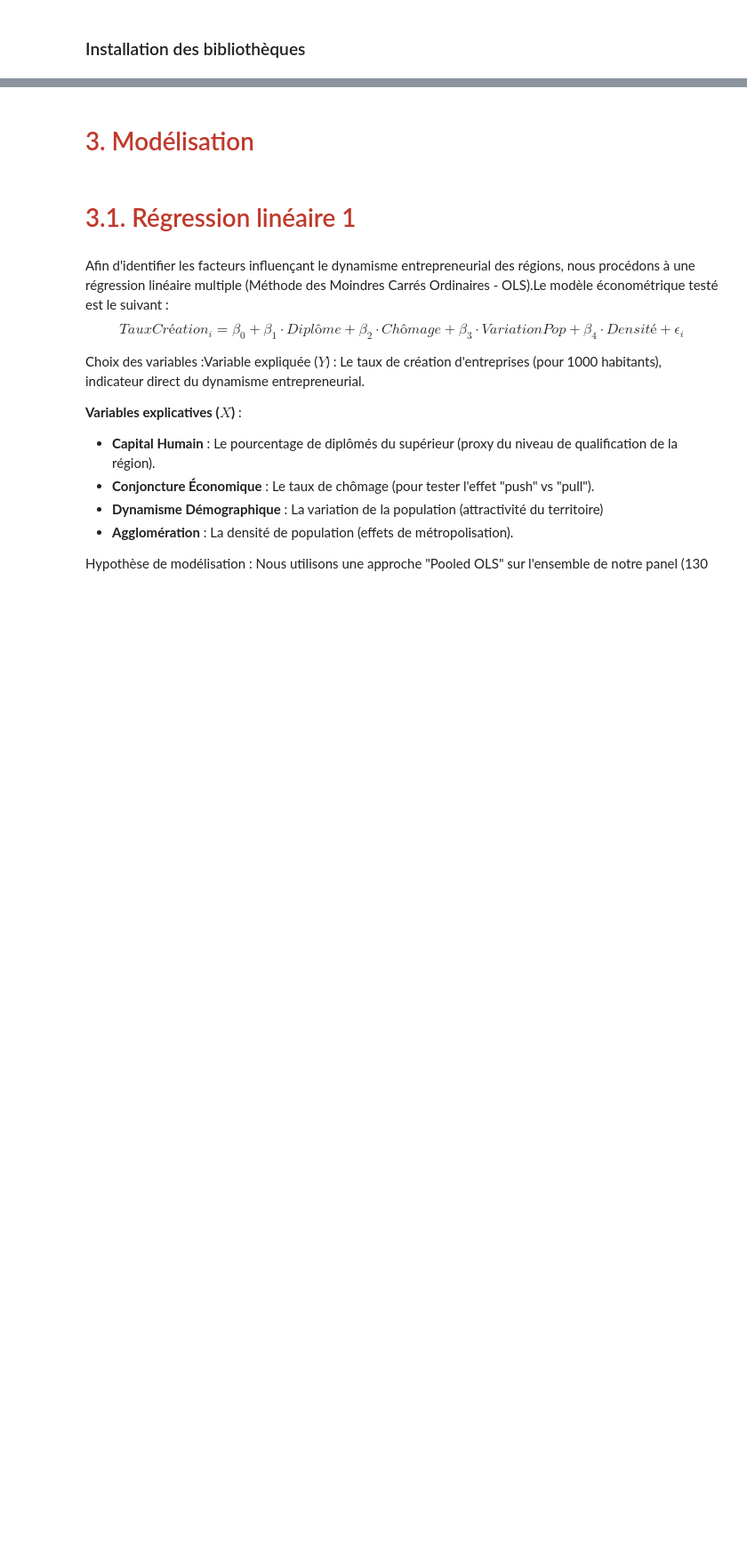
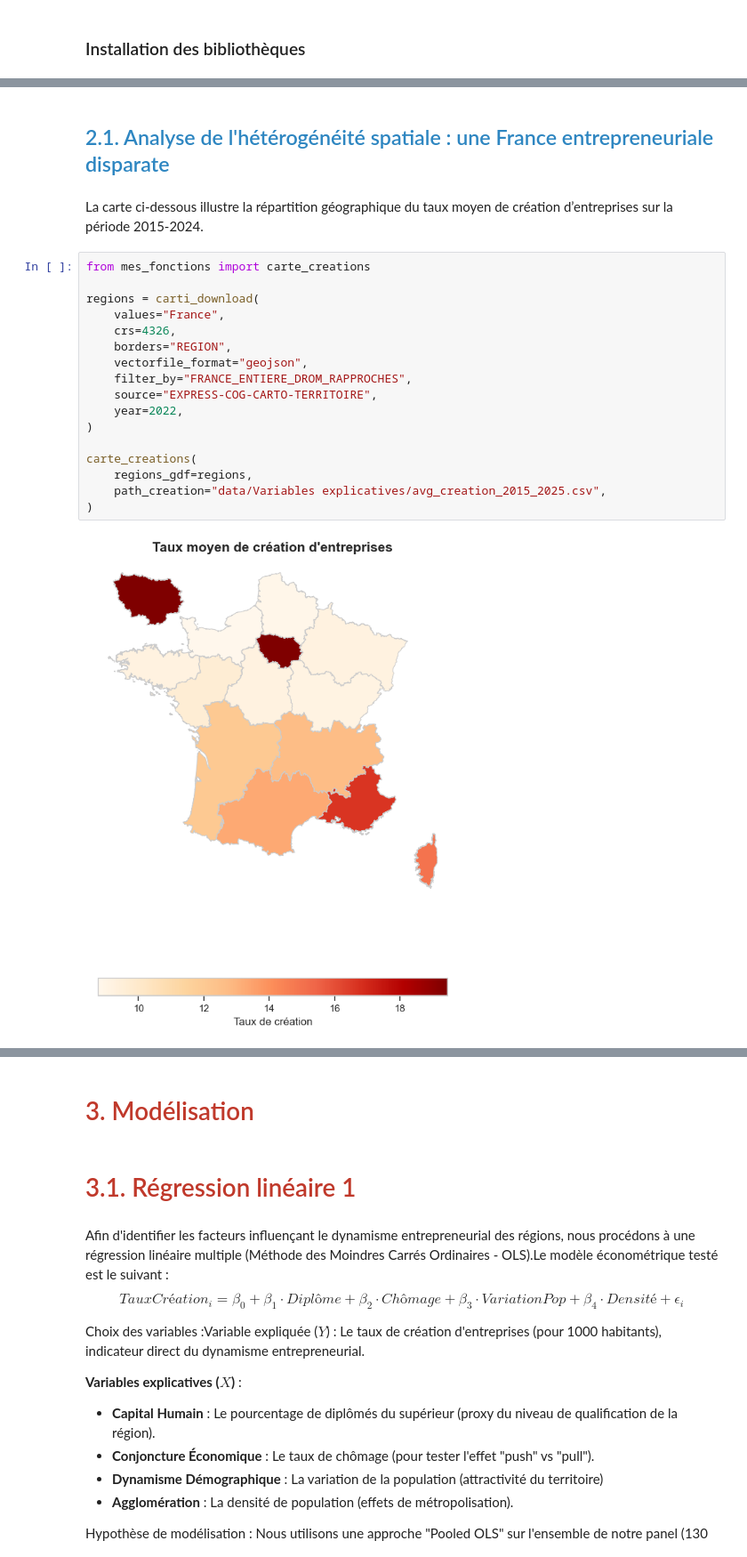
Before and after one commit to tristanczz/python_DS_2A, a Jupyter notebook: rendu_final.ipynb, the cells around one changed output, grey strips where cells are left out. Shown at 89% size. Drawn from its saved outputs; the diff is of its cells as text; blank space fills up the shorter version.

```diff
--- a/rendu_final.ipynb
+++ b/rendu_final.ipynb
@@ -50,0 +391,24 @@ Avant de quantifier les relations par l'économétrie, l'analyse cartographique
+# %% [markdown]
+<h2 style="color: #2E86C1;">2.1. Analyse de l'hétérogénéité spatiale : une France entrepreneuriale disparate
+</h2>
+# %% [markdown]
+La carte ci-dessous illustre la répartition géographique du taux moyen de création d’entreprises sur la période 2015-2024.
+# %%
+from mes_fonctions import carte_creations
+
+regions = carti_download(
+    values="France",
+    crs=4326,
+    borders="REGION",
+    vectorfile_format="geojson",
+    filter_by="FRANCE_ENTIERE_DROM_RAPPROCHES",
+    source="EXPRESS-COG-CARTO-TERRITOIRE",
+    year=2022,
+)
+
+carte_creations(
+    regions_gdf=regions,
+    path_creation="data/Variables explicatives/avg_creation_2015_2025.csv",
+)
+# %% [output]
+[figure, added]
```
Also changed, not shown: parts of 91 cells of this notebook, 9 other files.
